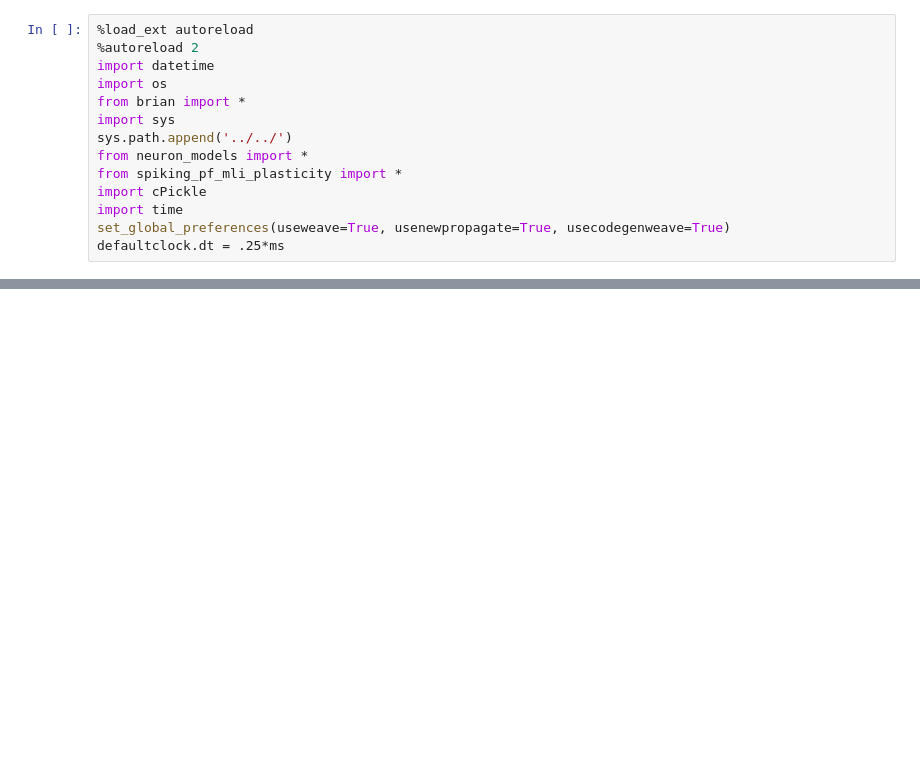
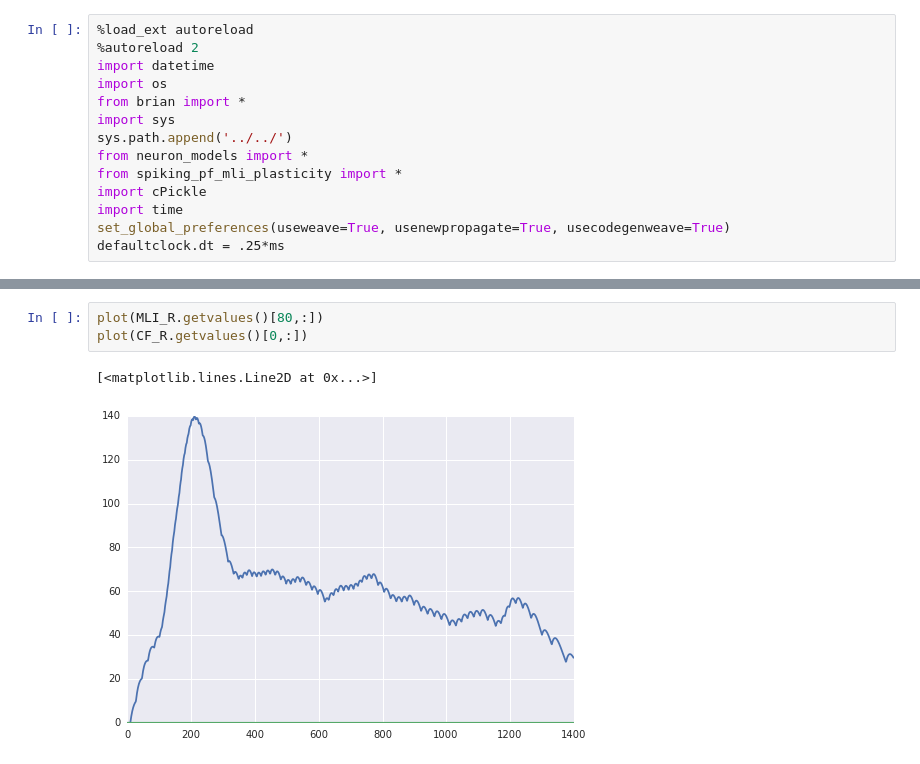
Before and after one commit to blennon/research, a Jupyter notebook: spiking_pf_mli_plasticity/notebooks/PF_CF_MLI_net.ipynb, the cells around one changed output, grey strips where cells are left out. Saved outputs shown, nothing was run; the diff lists cells and outputs as text; blank space fills up the shorter version.

```diff
--- a/spiking_pf_mli_plasticity/notebooks/PF_CF_MLI_net.ipynb
+++ b/spiking_pf_mli_plasticity/notebooks/PF_CF_MLI_net.ipynb
@@ -77,0 +99,6 @@ MLI_V.plot(2)
+# %%
+plot(MLI_R.getvalues()[80,:])
+plot(CF_R.getvalues()[0,:])
+# %% [output]
+[<matplotlib.lines.Line2D at 0x...>]
+[figure, added]
```
Also changed, not shown: parts of 12 cells of this notebook, 2 other files.
